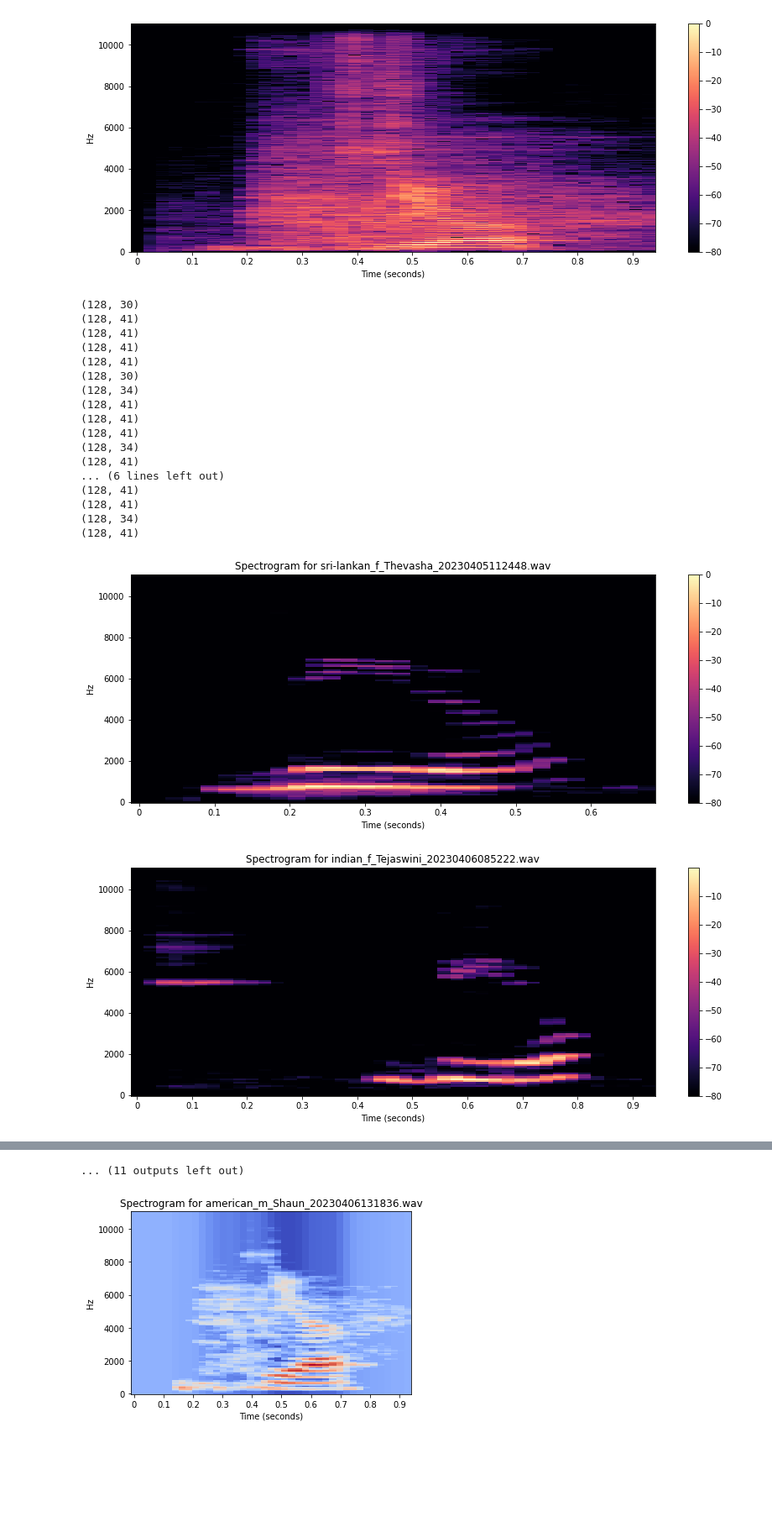
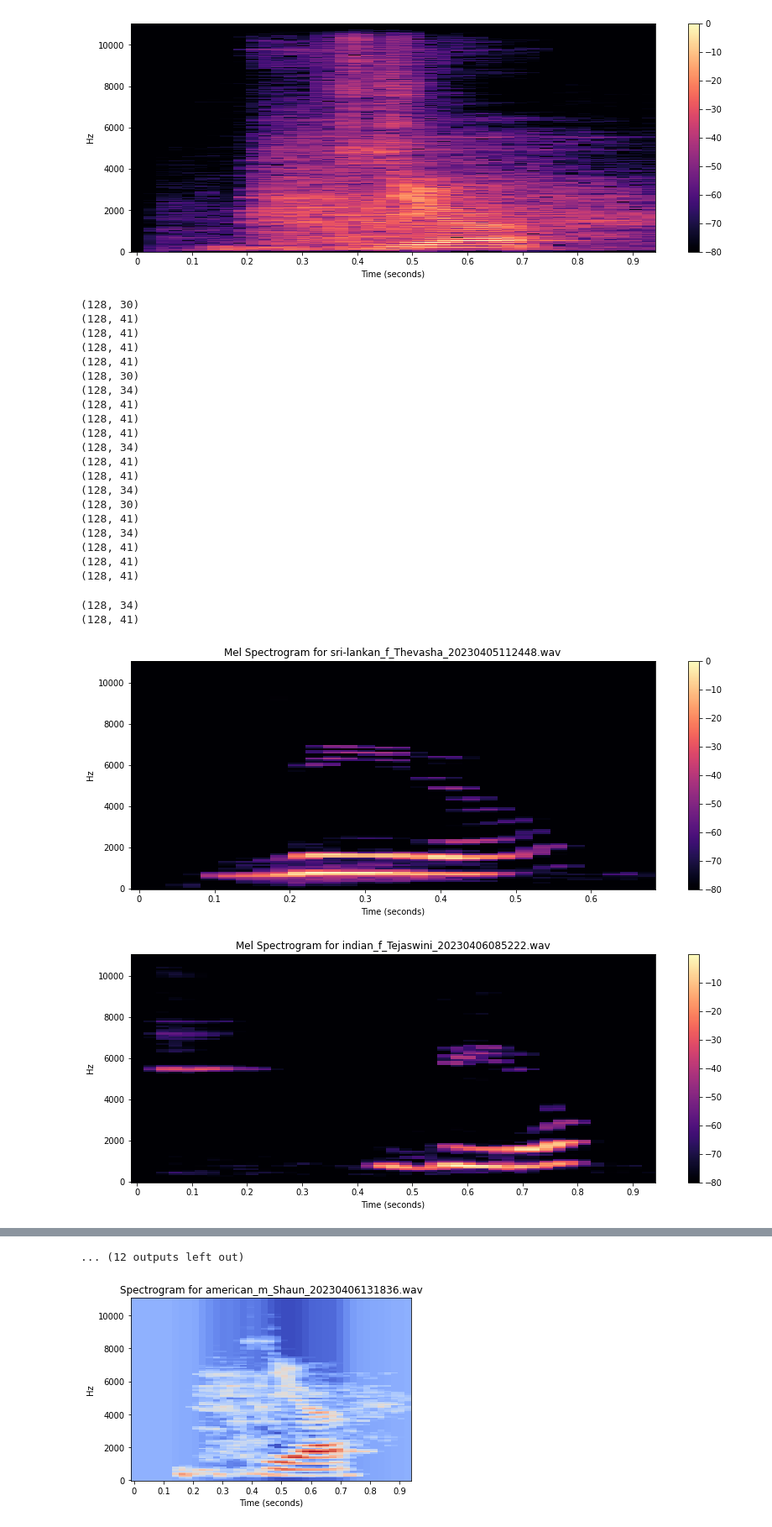
Before and after one commit to KSiva199/Final-Project-Audio, a Jupyter notebook: practice.ipynb, the cells around one changed output, grey strips where cells are left out. Shown at 84% size. Cells and saved outputs as stored; diff of their text form; code cells hidden in the pictures; blank space fills up the shorter version.

```diff
--- a/practice.ipynb
+++ b/practice.ipynb
@@ -61,8 +61,2 @@ ipd.Audio('audio/0/indian_f_Tejaswini_20230406085222.wav')
 # %% [output]
 [interactive output not drawn]
-# %%
-import os
-path = "/Users/ksr/Machine Learning/Final Project Audio/audio/0"
-dir_list = os.listdir(path)
-for name in dir_list:
-    print(name)
@@ -90,7 +66,7 @@ import numpy as np
 from matplotlib import pyplot as plt
 import os
 path = "/Users/ksr/Machine Learning/Final Project Audio/audio/4"
-y,sr=librosa.load('audio/3/american_f_Maria_20230405140612.wav',sr=32000)
+y,sr=librosa.load('audio/0/sri-lankan_f_Thevasha_20230405112448.wav',sr=32000)
 librosa.display.waveshow(y,sr=sr,color='black')
 sr
 # %% [output]
@@ -210,34 +162,39 @@ mel_spectrogram=[]
 for i,file in enumerate(dir_list):
     actual='audio/0/'+file
     y, sr = librosa.load(actual)
     waveforms.append(y)
     spectrogram = librosa.stft(y)
     spectrograms.append(spectrogram)
     S=librosa.feature.melspectrogram(y=y,sr=sr,n_mels=128,)
     s_db_mel=librosa.amplitude_to_db(S, ref=np.max)
     mel_spectrogram.append(s_db_mel)
     plt.figure(figsize=(14,5))
     img=librosa.display.specshow(s_db_mel,sr=sr,x_axis='s',y_axis='linear')
-    plt.title(f'Spectrogram for {dir_list[i]}')
+    plt.title(f'Mel Spectrogram for {dir_list[i]}')
     plt.colorbar()
     print(s_db_mel.shape)
 # %% [output]
 (128, 30)
 (128, 41)
 (128, 41)
 (128, 41)
 (128, 41)
 (128, 30)
 (128, 34)
 (128, 41)
 (128, 41)
 (128, 41)
 (128, 34)
 (128, 41)
-... (6 lines left out)
 (128, 41)
+(128, 34)
+(128, 30)
 (128, 41)
 (128, 34)
 (128, 41)
+(128, 41)
+(128, 41)
+(128, 34)
+(128, 41)
-[figure, old version]
+[figure, new version]
-[figure, old version]
+[figure, new version]
@@ -253,4 +209,4 @@ for i,file in enumerate(dir_list):
-... (11 outputs left out)
+... (12 outputs left out)
 # %%
 import numpy as np
 from sklearn.decomposition import PCA
```
Also changed, not shown: parts of 17 cells of this notebook, 1 other file.
